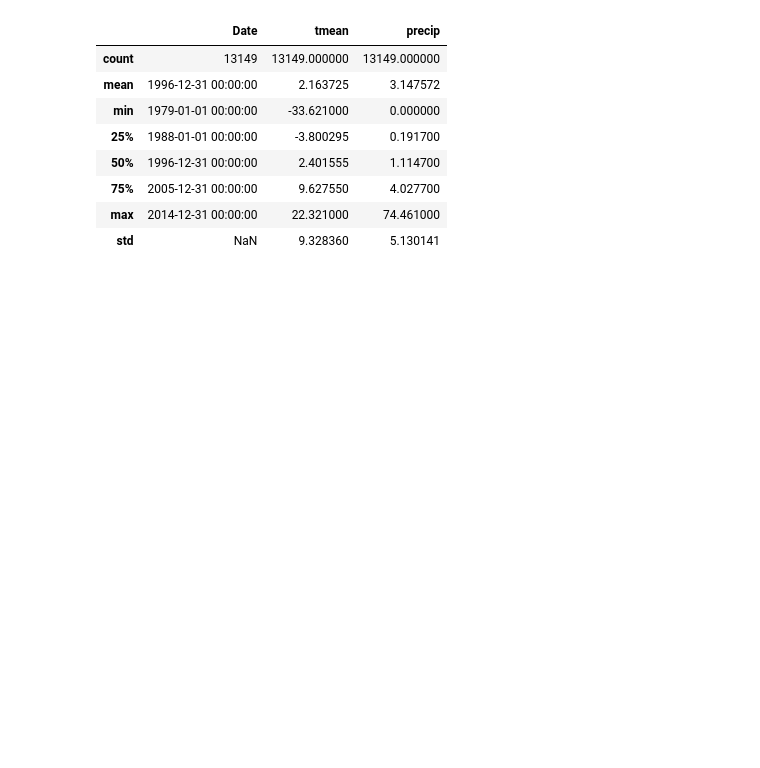
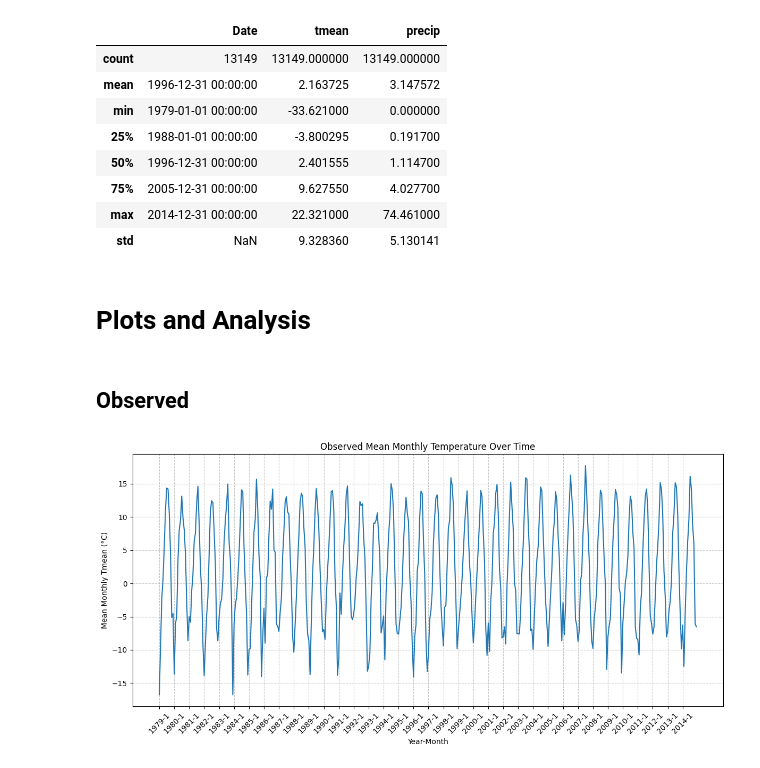
Before and after one commit to moniquebeaulieu/TM_PHES, a Jupyter notebook: gridded_data.ipynb, the cells around one changed output. Cells and saved outputs as stored; diff of their text form; code cells hidden in the pictures; blank space fills up the shorter version.

Commit message:
created plot functions and organized

```diff
--- a/gridded_data.ipynb
+++ b/gridded_data.ipynb
@@ -80,2 +207,42 @@ def merge_dataframes(df_tmean, df_precip):
+# %%
+def plot_mean_monthly(df, column_name, title_prefix=""):
+    """
+    Create an interactive plot for mean monthly data over time with a slider for zooming.
+
+    Parameters:
+    - df: DataFrame with 'Date' and specified column
+    - column_name: Name of the column for plotting ('tmean' or 'precip')
+    - title_suffix: String to be added to the title of the plot (default is an empty string)
+
+    Returns:
+    - None (displays the plot)
+    """
+    # Convert 'Date' column to datetime
+    df['Date'] = pd.to_datetime(df['Date'])
+
+    # Extract month and year information
+    df['Month'] = df['Date'].dt.month
+    df['Year'] = df['Date'].dt.year
+
+    # Group by month and year, calculate mean data for each group
+    mean_monthly_data = df.groupby(['Year', 'Month'])[column_name].mean().reset_index()
+
+    # Filter for the first month of each year
+    first_month_of_each_year = mean_monthly_data[mean_monthly_data['Month'] == 1]
+
+    # Plot the mean monthly temperature ore precip over time
+    unit = '(°C)' if column_name == 'tmean' else '(cm)'
+    plt.figure(figsize=(12, 6))
+    plt.plot(mean_monthly_data['Year'].astype(str) + '-' + mean_monthly_data['Month'].astype(str), mean_monthly_data[column_name])
+    plt.xlabel('Year-Month')
+    plt.ylabel(f'Mean Monthly {column_name.capitalize()} {unit}')
+    plt.title(f'{title_prefix} Mean Monthly Temperature Over Time')
+
+    # Display labels for the first month of each year
+    plt.xticks(first_month_of_each_year['Year'].astype(str) + '-' + first_month_of_each_year['Month'].astype(str), rotation=45)
+
+    plt.grid(True, linestyle='--', alpha=0.7)
+    plt.tight_layout()
+    plt.show()
 # %% [markdown]
 # Data Engineering
@@ -153,3 +322,11 @@ temp_precip_df.describe()
 # save dataframe as csv
 output_file_path = 'tmean_precip_gridded_data_245.25_49.55.csv'
 temp_precip_df.to_csv(output_file_path, index=False)
+# %% [markdown]
+# Plots and Analysis
+# %% [markdown]
+## Observed
+# %%
+plot_mean_monthly(temp_precip_df, column_name='tmean', title_prefix='Observed')
+# %% [output]
+[figure, added]
```
Also changed, not shown: parts of 34 cells of this notebook.
